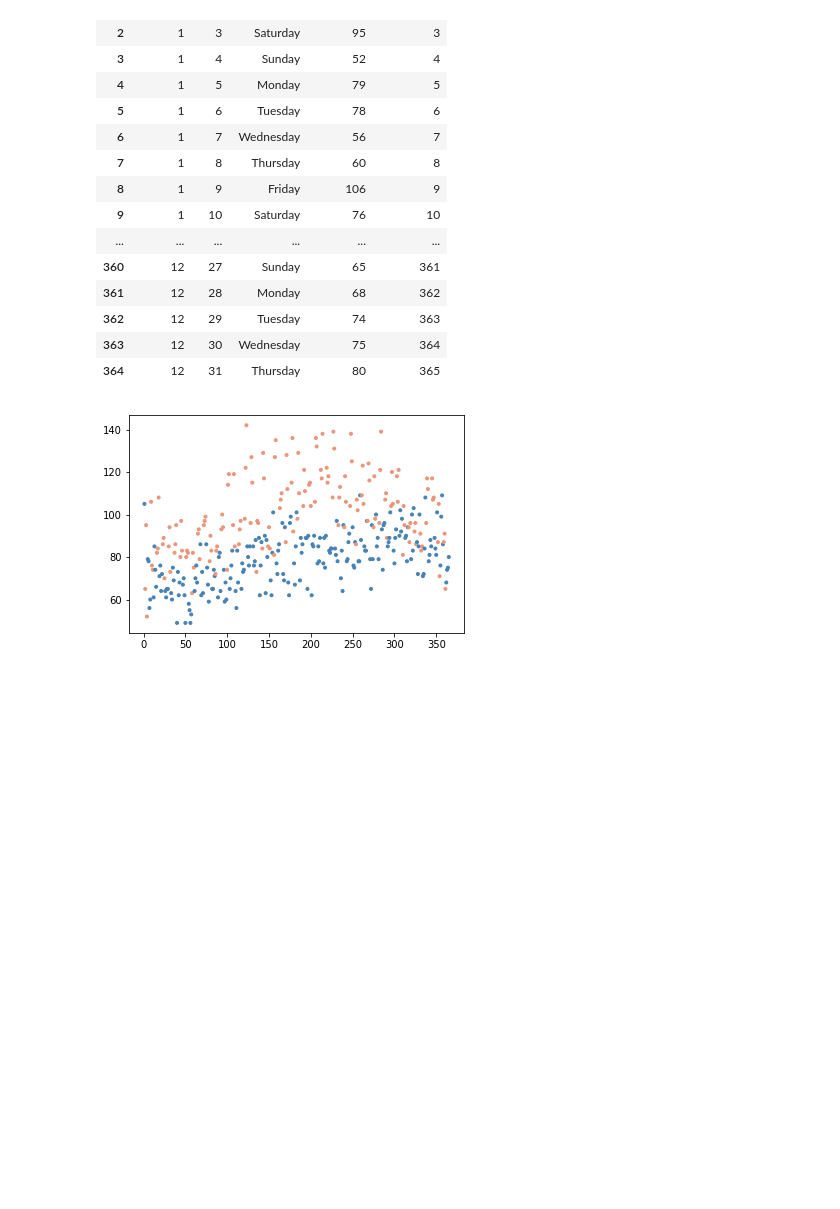
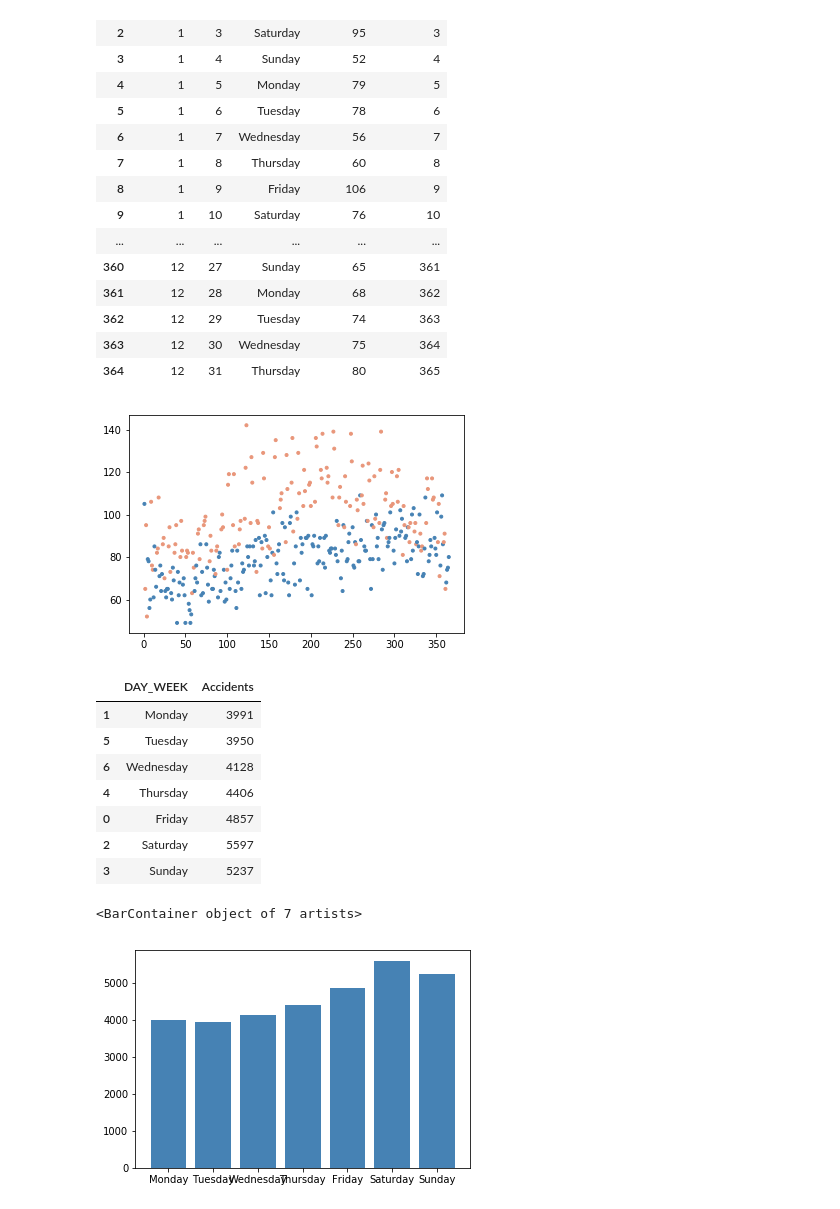
Before and after one commit to ziangzhang10/fatal-traffic-accident-study, a Jupyter notebook: data_readin.ipynb, the cells around one changed output. Saved outputs shown, nothing was run; the diff lists cells and outputs as text; code cells hidden in the pictures; blank space fills up the shorter version.

```diff
--- a/data_readin.ipynb
+++ b/data_readin.ipynb
@@ -152,0 +153,30 @@ plt.show()
+# %%
+# Plot specifically # accidents by day of the week
+accident_gby_day_week = accident_df[["DAY_WEEK", "STATE"]].groupby(["DAY_WEEK"])
+
+accident_by_day_week = pd.DataFrame()
+accident_by_day_week = accident_gby_day_week.count()
+accident_by_day_week = accident_by_day_week.rename(columns = {"STATE": "Accidents"})
+accident_by_day_week = accident_by_day_week.reset_index(drop=False, inplace=False)
+
+# sort by day of the week
+cat = CategoricalDtype(['Monday', 'Tuesday', 'Wednesday', 'Thursday', 'Friday', 'Saturday', 'Sunday'], ordered=True)
+accident_by_day_week['DAY_WEEK'] = accident_by_day_week['DAY_WEEK'].astype(cat)
+accident_by_day_week = accident_by_day_week.sort_values(["DAY_WEEK"])
+
+# Pretty-display all rows
+with pd.option_context('display.max_rows', None, 'display.max_columns', None):
+    display(accident_by_day_week)
+
+plt.bar(x = accident_by_day_week['DAY_WEEK'], height = accident_by_day_week["Accidents"], color = 'steelblue', alpha = 1)
+# %% [output]
+|  | DAY_WEEK | Accidents |
+| 1 | Monday | 3991 |
+| 5 | Tuesday | 3950 |
+| 6 | Wednesday | 4128 |
+| 4 | Thursday | 4406 |
+| 0 | Friday | 4857 |
+| 2 | Saturday | 5597 |
+| 3 | Sunday | 5237 |
+<BarContainer object of 7 artists>
+[figure, added]
```
Also changed, not shown: parts of 7 cells of this notebook, 2 other files.
